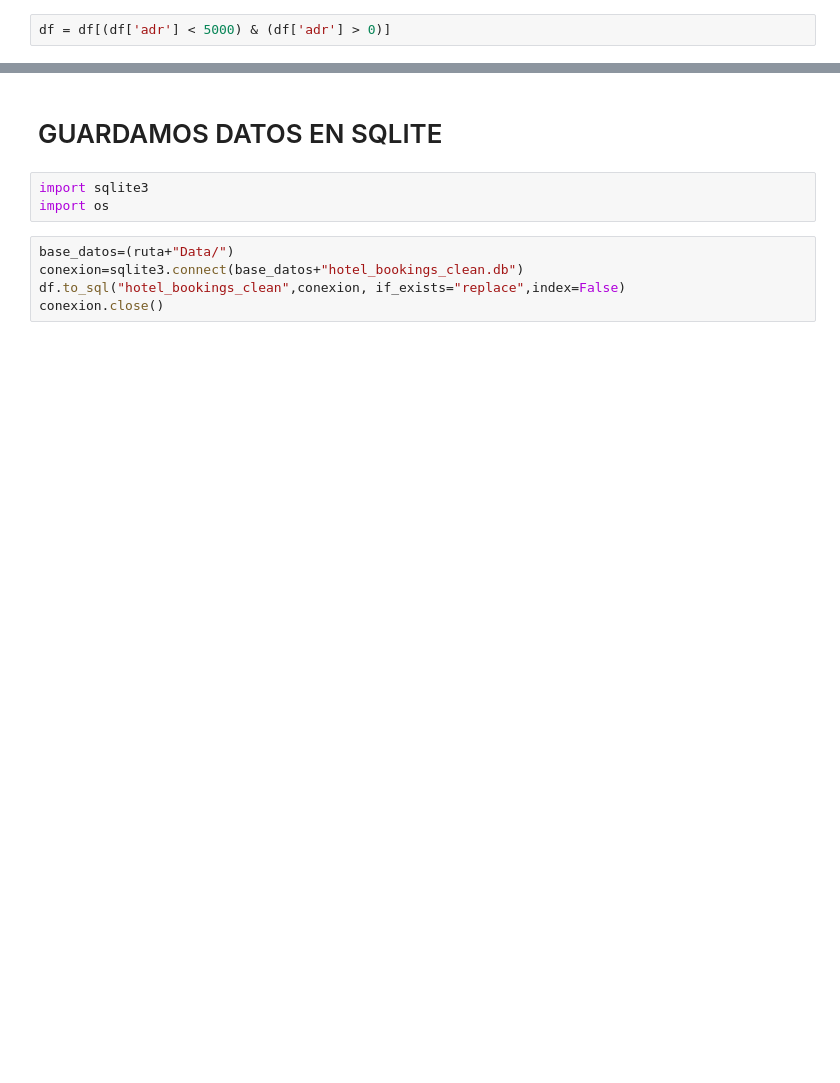
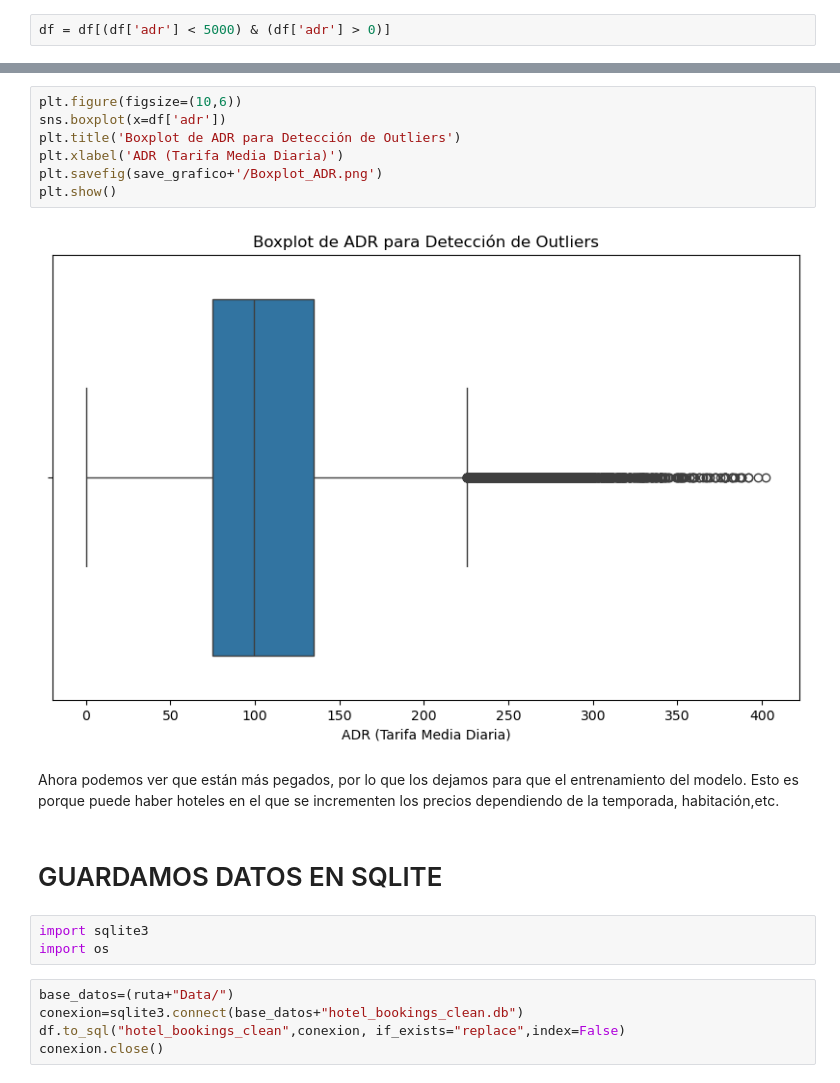
Before and after one commit to alejandrofan/Proyecto-API-Hoteles, a Jupyter notebook: Codigo/Limpieza/limpieza_datos.ipynb, the cells around one changed output, grey strips where cells are left out. Saved outputs shown, nothing was run; the diff lists cells and outputs as text; blank space fills up the shorter version.

```diff
--- a/Codigo/Limpieza/limpieza_datos.ipynb
+++ b/Codigo/Limpieza/limpieza_datos.ipynb
@@ -208,3 +223,14 @@ df = df[(df['adr'] < 5000) & (df['adr'] > 0)]
+# %%
+plt.figure(figsize=(10,6))
+sns.boxplot(x=df['adr'])
+plt.title('Boxplot de ADR para Detección de Outliers')
+plt.xlabel('ADR (Tarifa Media Diaria)')
+plt.savefig(save_grafico+'/Boxplot_ADR.png')
+plt.show()
+# %% [output]
+[figure, added]
+# %% [markdown]
+Ahora podemos ver que están más pegados, por lo que los dejamos para que el entrenamiento del modelo. Esto es porque puede haber hoteles en el que se incrementen los precios dependiendo de la temporada, habitación,etc.
 # %% [markdown]
 # GUARDAMOS DATOS EN SQLITE
 # %%
```
Also changed, not shown: parts of 5 cells of this notebook, 16 other files.
